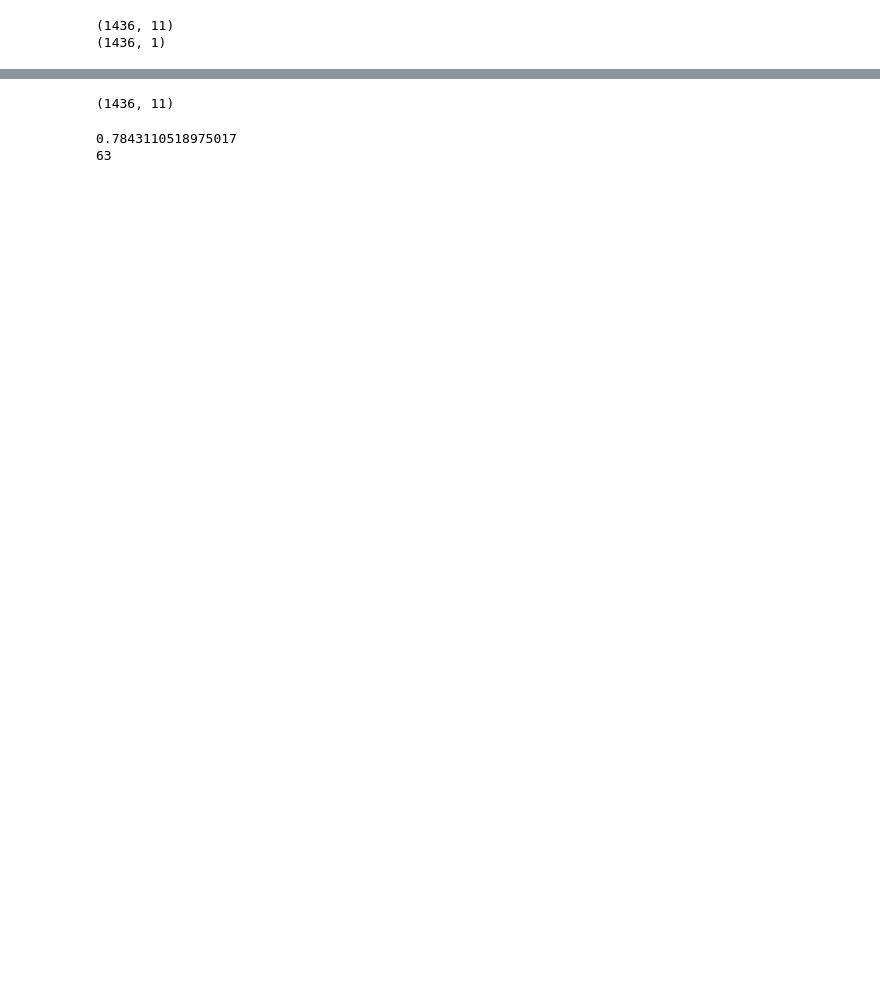
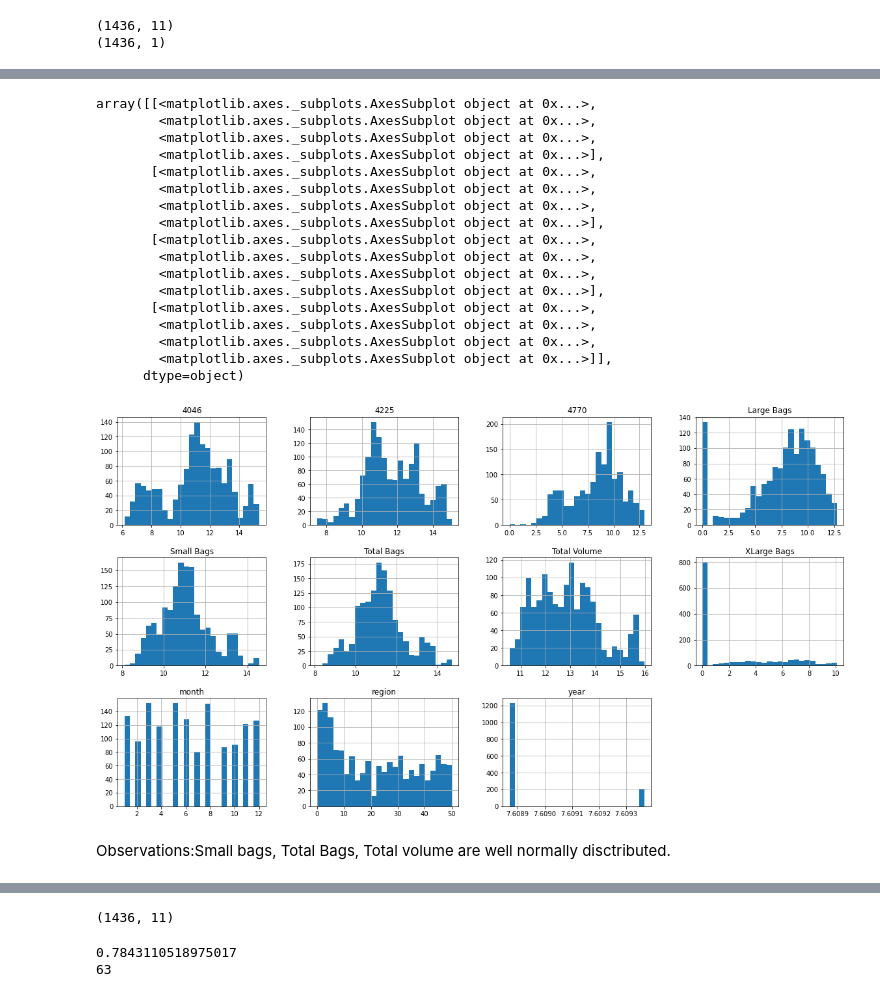
Before and after one commit to Vaibhavbanke6866/DataTrainedPracticeProjects, a Jupyter notebook: Avacado_Project_Analysis.ipynb, the cells around one changed output, grey strips where cells are left out. Drawn from its saved outputs; the diff is of its cells as text; code cells hidden in the pictures; blank space fills up the shorter version.

```diff
--- a/Avacado_Project_Analysis.ipynb
+++ b/Avacado_Project_Analysis.ipynb
@@ -474,5 +455,0 @@ dtype: float64
-# %%
-#making the skew less than or equal to 0.55 for better prediction and plotting Normal distribution
-col=('Total Volume','4046','4225','4770','Total Bags','Small Bags','Large Bags','XLarge Bags', 'year')
-for i in col:
-        df[i] = np.log(1+df[i])
@@ -528,0 +482,6 @@ print(y.shape)
+# %%
+#making the skew less than or equal to 0.55 for better prediction and plotting Normal distribution
+for i in x.columns:
+    if x[i].skew()>0.5:
+        x[i] = np.log(1+df[i])
+x.skew()
@@ -529,3 +516,26 @@ print(y.shape)
+# %%
+x.hist(figsize=(20,15), layout = (4,4), grid = True,  bins = 25)
+# %% [output]
+array([[<matplotlib.axes._subplots.AxesSubplot object at 0x...>,
+        <matplotlib.axes._subplots.AxesSubplot object at 0x...>,
+        <matplotlib.axes._subplots.AxesSubplot object at 0x...>,
+        <matplotlib.axes._subplots.AxesSubplot object at 0x...>],
+       [<matplotlib.axes._subplots.AxesSubplot object at 0x...>,
+        <matplotlib.axes._subplots.AxesSubplot object at 0x...>,
+        <matplotlib.axes._subplots.AxesSubplot object at 0x...>,
+        <matplotlib.axes._subplots.AxesSubplot object at 0x...>],
+       [<matplotlib.axes._subplots.AxesSubplot object at 0x...>,
+        <matplotlib.axes._subplots.AxesSubplot object at 0x...>,
+        <matplotlib.axes._subplots.AxesSubplot object at 0x...>,
+        <matplotlib.axes._subplots.AxesSubplot object at 0x...>],
+       [<matplotlib.axes._subplots.AxesSubplot object at 0x...>,
+        <matplotlib.axes._subplots.AxesSubplot object at 0x...>,
+        <matplotlib.axes._subplots.AxesSubplot object at 0x...>,
+        <matplotlib.axes._subplots.AxesSubplot object at 0x...>]],
+      dtype=object)
+[figure, added]
+# %% [markdown]
+Observations:Small bags, Total Bags, Total volume are well normally disctributed.
 # %%
 # Standardization of Data
 
```
Also changed, not shown: parts of 13 cells of this notebook.
